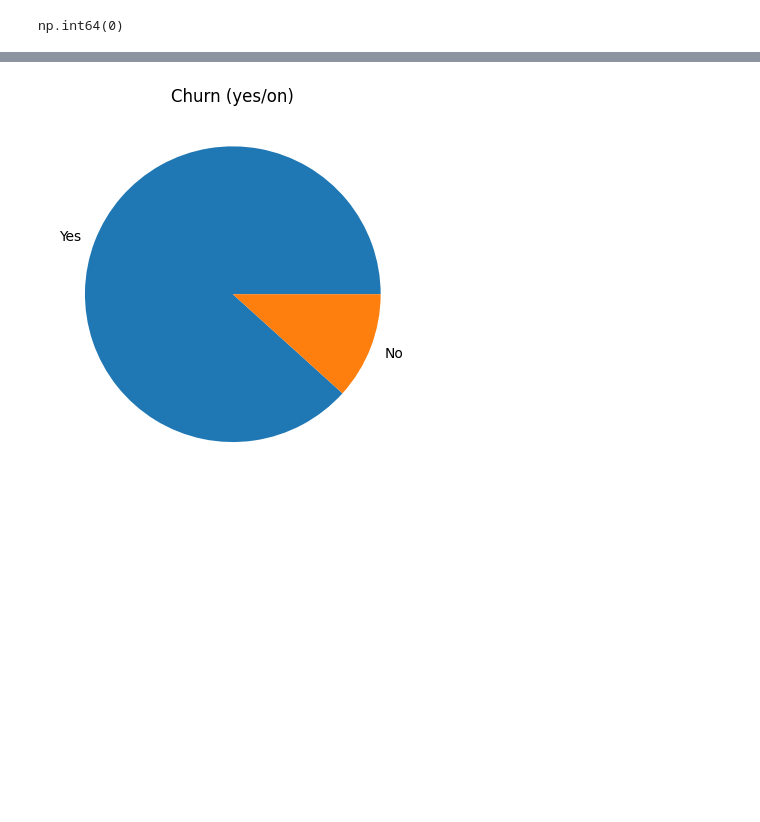
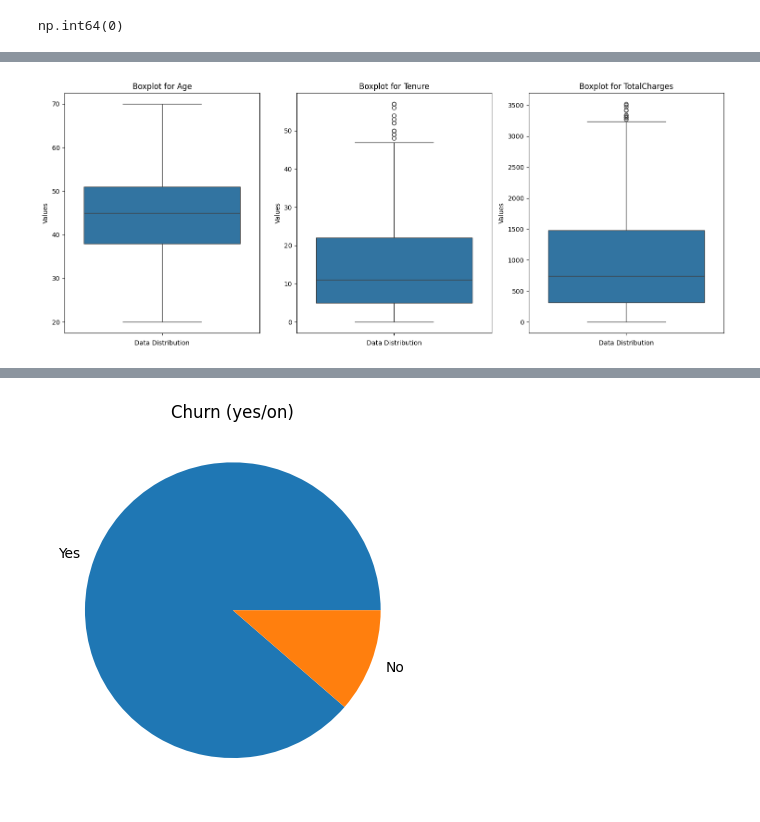
Before and after one commit to DevelopBG/Customer-Churn-Prediction, a Jupyter notebook: eda_model_selection.ipynb, the cells around one changed output, grey strips where cells are left out. Drawn from its saved outputs; the diff is of its cells as text; code cells hidden in the pictures; blank space fills up the shorter version.

```diff
--- a/eda_model_selection.ipynb
+++ b/eda_model_selection.ipynb
@@ -72,3 +120,27 @@ np.int64(0)
+# %%
+# Visualize columns with outliers using subplots
+import matplotlib.pyplot as plt
+import seaborn as sns
+
+# Create a list of columns with outliers
+columns_with_outliers = [column for column, count in outliers_summary.items() if count > 0]
+
+# Define the number of subplots
+num_columns = len(columns_with_outliers)
+fig, axes = plt.subplots(1, num_columns, figsize=(5 * num_columns, 6), sharey=False)
+
+# Create a boxplot for each column
+for i, column in enumerate(columns_with_outliers):
+    sns.boxplot(data=df, y=column, ax=axes[i])
+    axes[i].set_title(f"Boxplot for {column}")
+    axes[i].set_xlabel("Data Distribution")
+    axes[i].set_ylabel("Values")
+
+# Adjust layout to prevent overlapping
+plt.tight_layout()
+plt.show()
+# %% [output]
+[figure, added]
 # %%
 df.describe()
 # %% [output]
```
Also changed, not shown: parts of 20 cells of this notebook, 1 other file.
